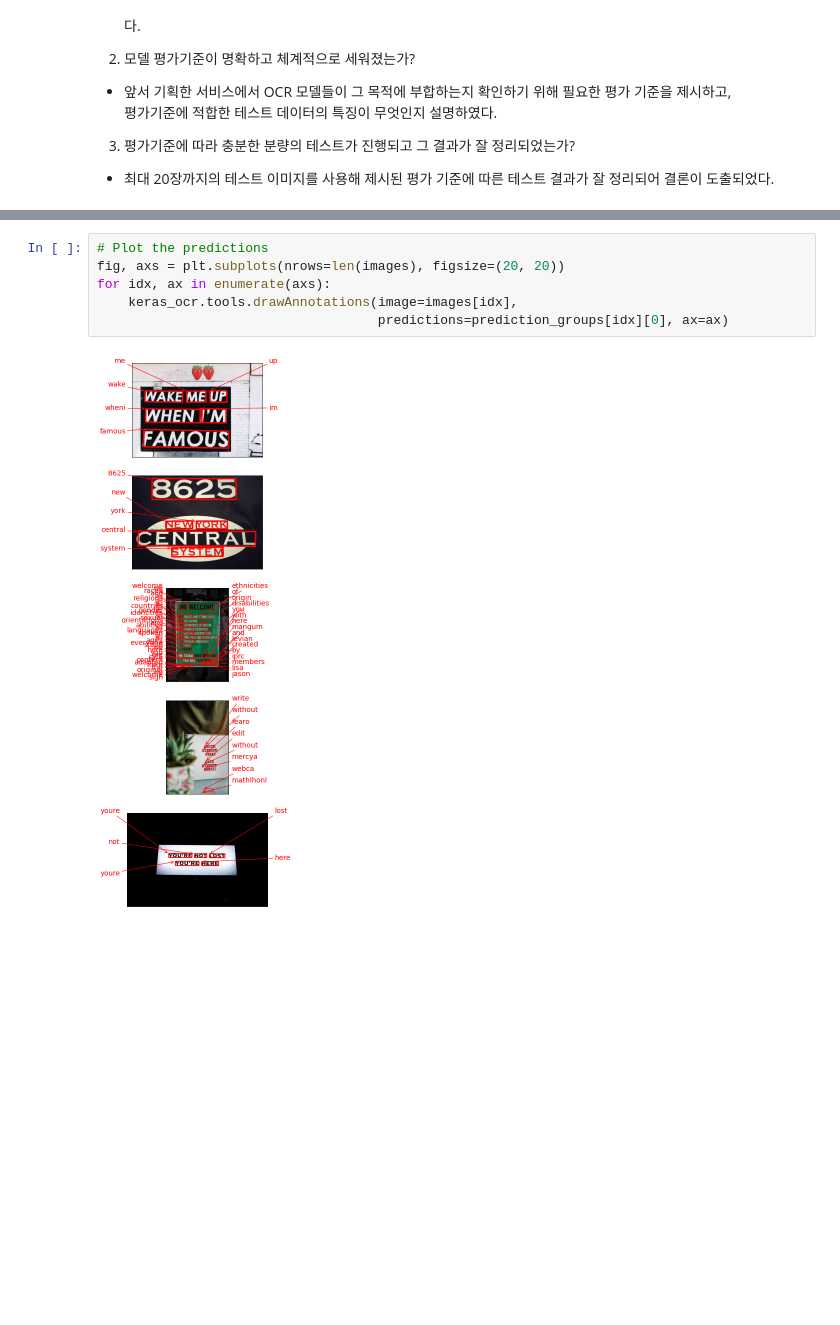
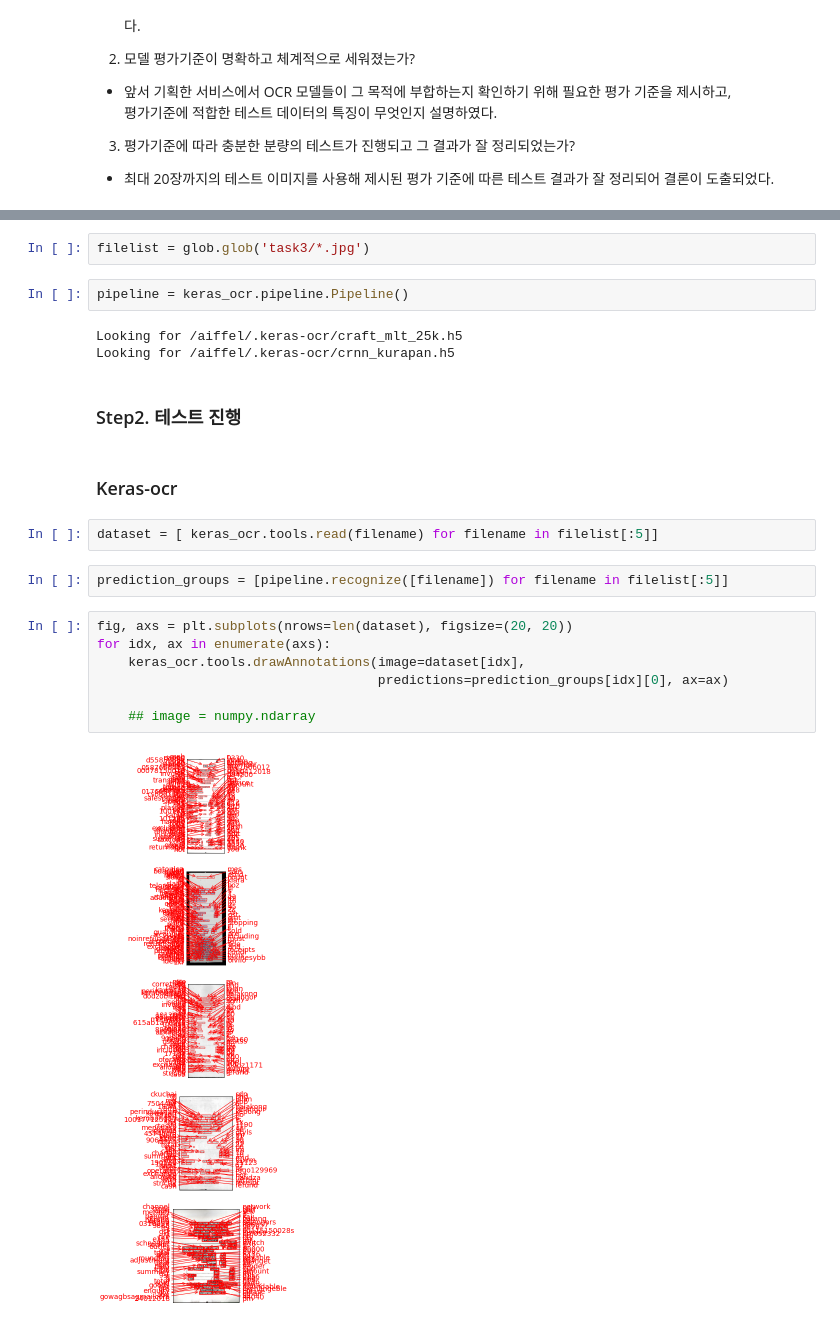
Before and after one commit to andkspark/Exploration, a Jupyter notebook: ex15_KSPARK.ipynb, the cells around one changed output, grey strips where cells are left out. Drawn from its saved outputs; the diff is of its cells as text; blank space fills up the shorter version.

```diff
--- a/ex15_KSPARK.ipynb
+++ b/ex15_KSPARK.ipynb
@@ -39,8 +38,24 @@ prediction_groups = [pipeline.recognize([url]) for url in image_urls]
+# %%
+filelist = glob.glob('task3/*.jpg')
+# %%
+pipeline = keras_ocr.pipeline.Pipeline()
+# %% [output]
+Looking for /aiffel/.keras-ocr/craft_mlt_25k.h5
+Looking for /aiffel/.keras-ocr/crnn_kurapan.h5
+# %% [markdown]
+### Step2. 테스트 진행
+# %% [markdown]
+### Keras-ocr
+# %%
+dataset = [ keras_ocr.tools.read(filename) for filename in filelist[:5]]
+# %%
+prediction_groups = [pipeline.recognize([filename]) for filename in filelist[:5]]
 # %%
-# Plot the predictions
-fig, axs = plt.subplots(nrows=len(images), figsize=(20, 20))
+fig, axs = plt.subplots(nrows=len(dataset), figsize=(20, 20))
 for idx, ax in enumerate(axs):
-    keras_ocr.tools.drawAnnotations(image=images[idx],
+    keras_ocr.tools.drawAnnotations(image=dataset[idx],
                                     predictions=prediction_groups[idx][0], ax=ax)
+
+    ## image = numpy.ndarray
 # %% [output]
-[figure, old version]
+[figure, new version]
```
Also changed, not shown: parts of 24 cells of this notebook.
